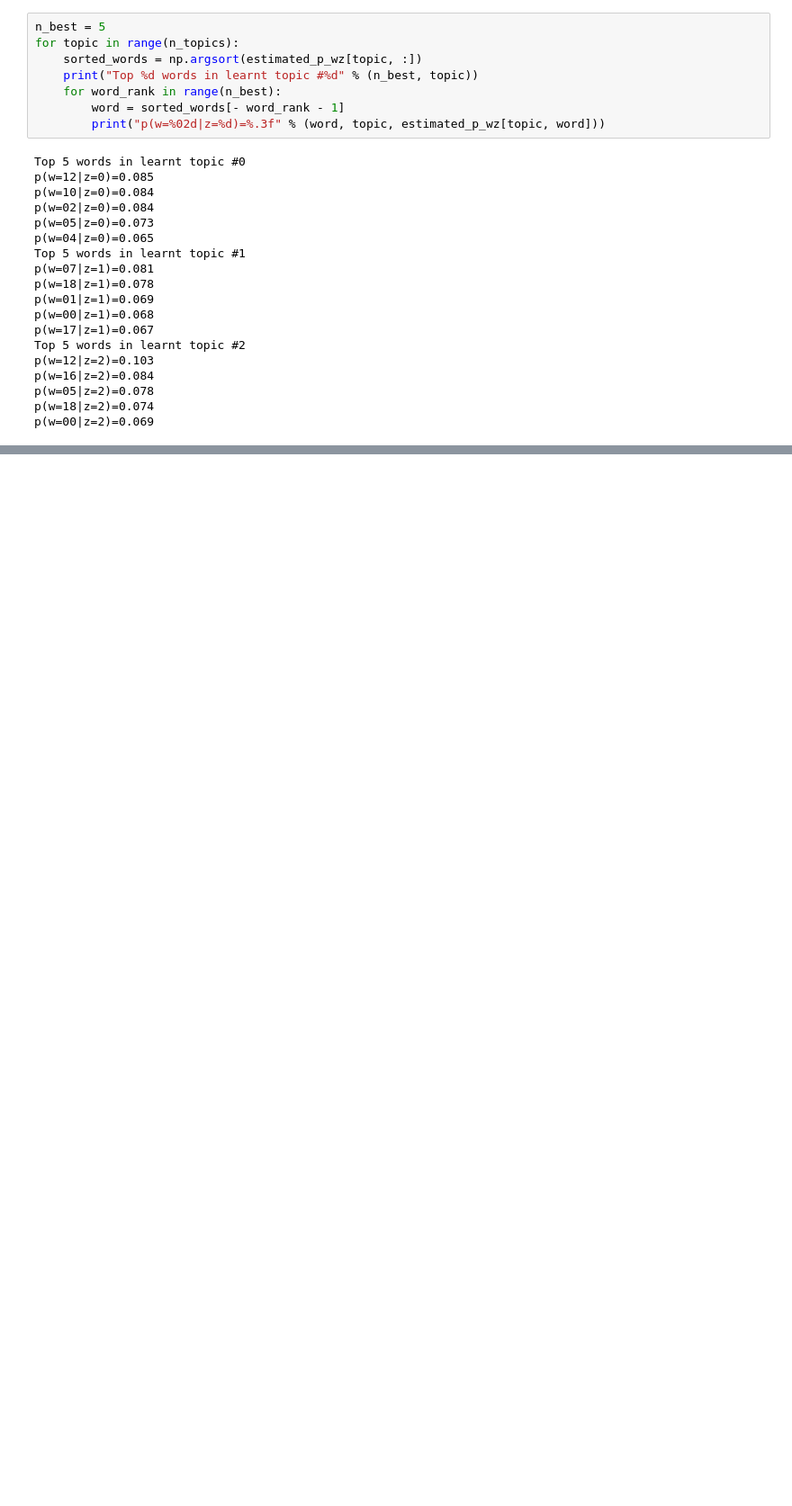
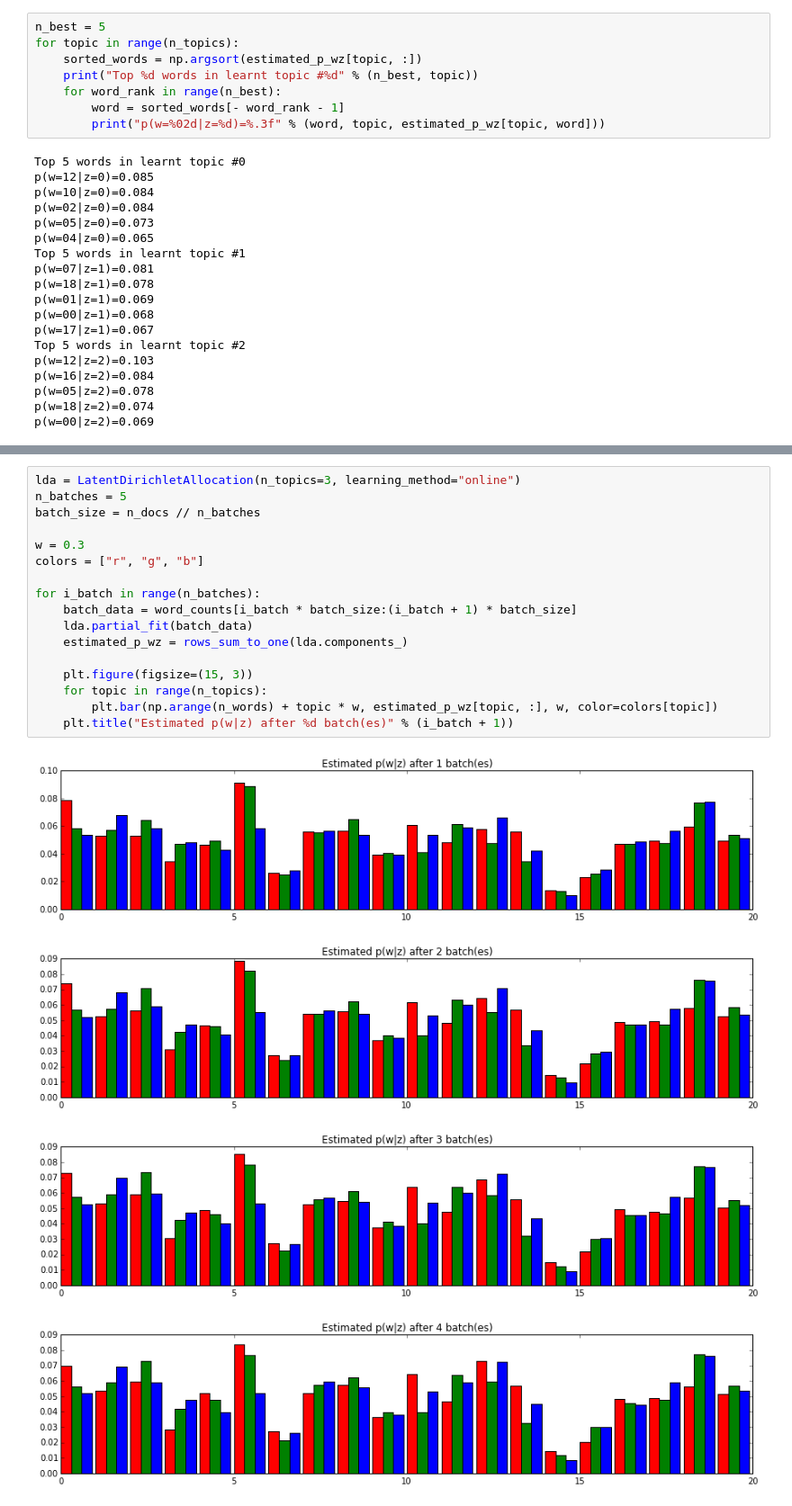
Before and after one commit to rtavenar/rtavenar.github.io, a Jupyter notebook: teaching/sklearn/notebooks/06_LatentDirichletAllocation.ipynb, the cells around one changed output, grey strips where cells are left out. Shown at 90% size. Drawn from its saved outputs; the diff is of its cells as text; blank space fills up the shorter version.

Commit message:
Added online learning for LDA

```diff
--- a/teaching/sklearn/notebooks/06_LatentDirichletAllocation.ipynb
+++ b/teaching/sklearn/notebooks/06_LatentDirichletAllocation.ipynb
@@ -101,0 +106,22 @@ p(w=00|z=2)=0.069
+# %%
+lda = LatentDirichletAllocation(n_topics=3, learning_method="online")
+n_batches = 5
+batch_size = n_docs // n_batches
+
+w = 0.3
+colors = ["r", "g", "b"]
+
+for i_batch in range(n_batches):
+    batch_data = word_counts[i_batch * batch_size:(i_batch + 1) * batch_size]
+    lda.partial_fit(batch_data)
+    estimated_p_wz = rows_sum_to_one(lda.components_)
+
+    plt.figure(figsize=(15, 3))
+    for topic in range(n_topics):
+        plt.bar(np.arange(n_words) + topic * w, estimated_p_wz[topic, :], w, color=colors[topic])
+    plt.title("Estimated p(w|z) after %d batch(es)" % (i_batch + 1))
+# %% [output]
+[figure, added]
+[figure, added]
+[figure, added]
+[figure, added]
```
Also changed, not shown: parts of 4 cells of this notebook.
